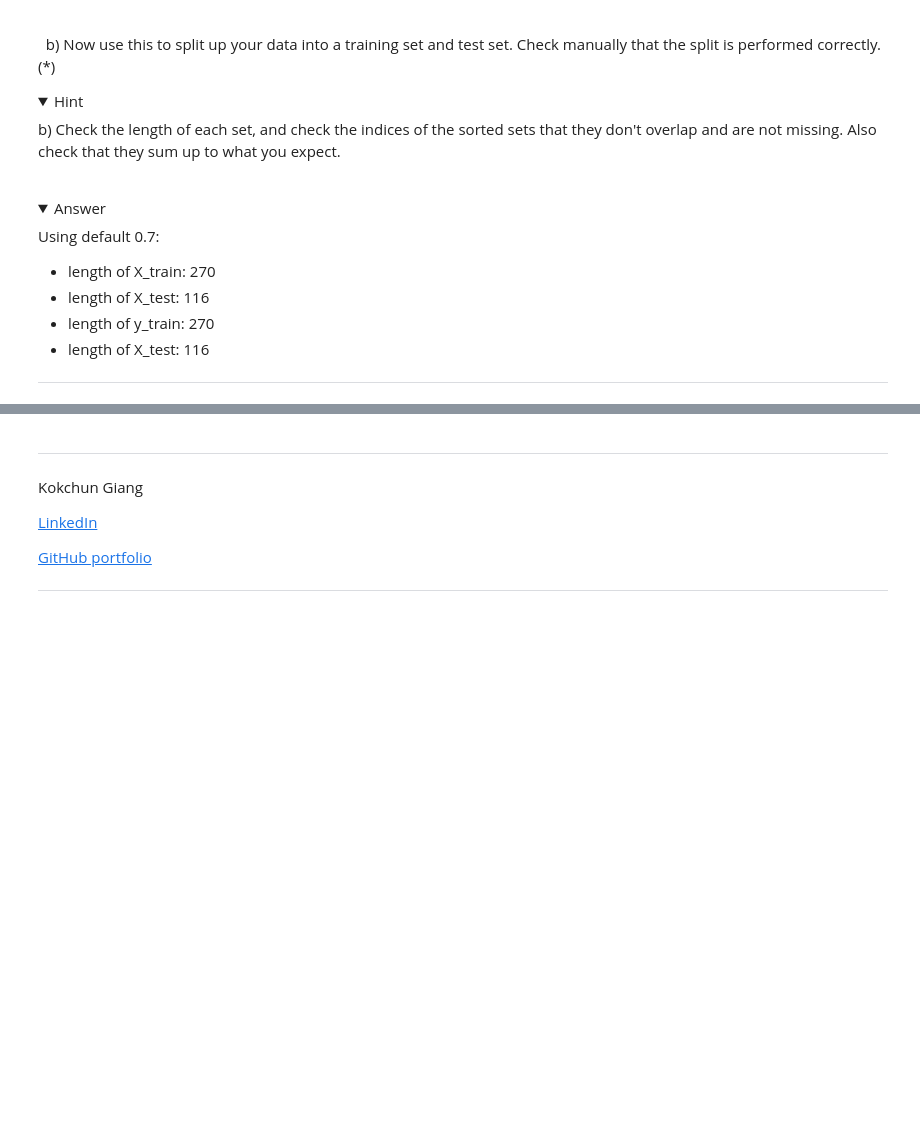
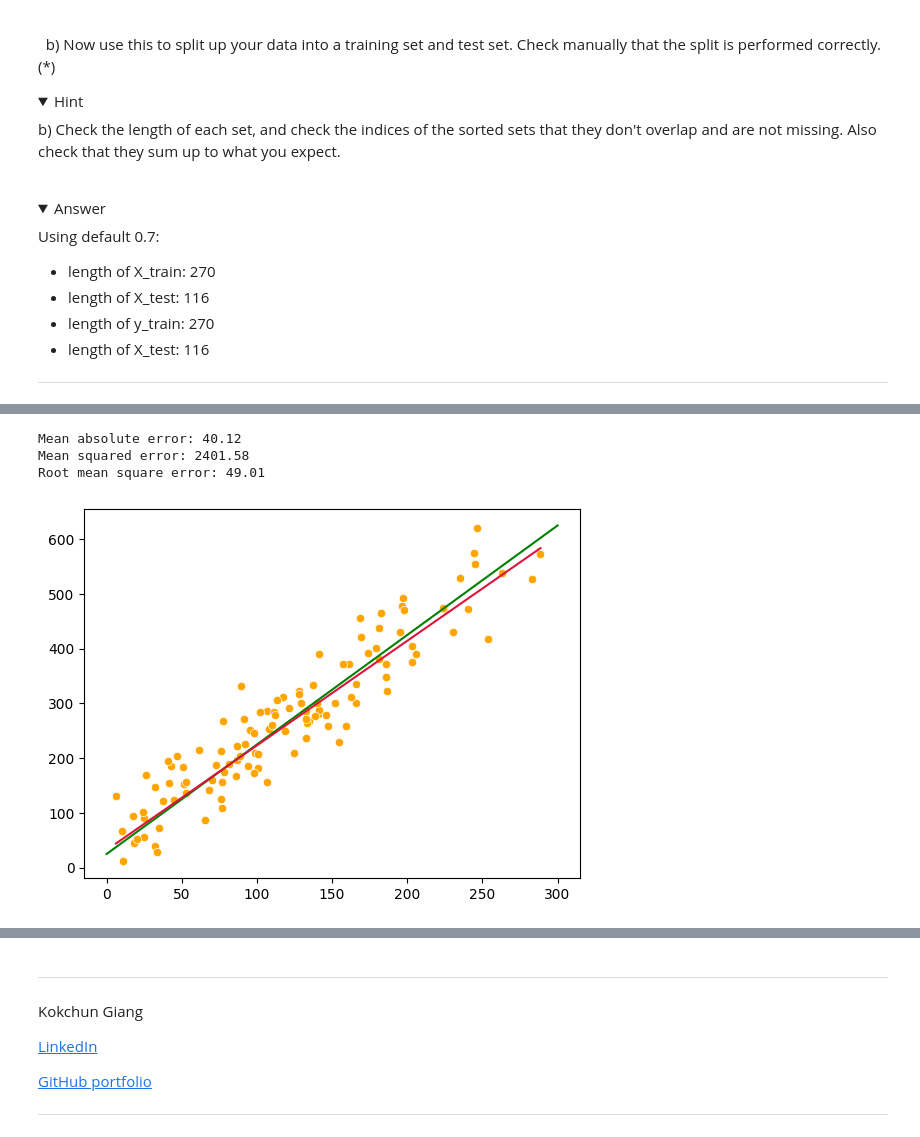
Before and after one commit to AlbotGoodman/machine-learning, a Jupyter notebook: Exercises/E00_linear_regression.ipynb, the cells around one changed output, grey strips where cells are left out. Drawn from its saved outputs; the diff is of its cells as text; code cells hidden in the pictures; folded sections open; blank space fills up the shorter version.

```diff
--- a/Exercises/E00_linear_regression.ipynb
+++ b/Exercises/E00_linear_regression.ipynb
@@ -248,3 +290,29 @@ Root mean squared error on testing data: 48.72 kr
+# %%
+test_line = np.linspace(0, X_test.max())
+
+sns.scatterplot(x=X_test, y=y_test, color="orange")
+sns.lineplot(x=X_truth, y=y_truth, color="green")
+sns.lineplot(x=X_test, y=y_hat(X_test), color="crimson")
+
+m = len(y_test)
+y_pred = y_hat(X_test)
+y_pred = np.reshape(y_pred, (m))  # removes the extra dimension
+
+MAE = 1 / m * np.sum(np.abs(y_test - y_pred))
+MSE = 1 / m * np.sum((y_test - y_pred) ** 2)
+RMSE = np.sqrt(MSE)
+
+for metric in [
+    ("Mean absolute error", "MAE"),
+    ("Mean squared error", "MSE"),
+    ("Root mean square error", "RMSE"),
+]:
+    print(f"{metric[0]}: {eval(metric[1]):.2f}")
+# %% [output]
+Mean absolute error: 40.12
+Mean squared error: 2401.58
+Root mean square error: 49.01
+[figure, added]
 # %% [markdown]
 ## 4. Simulate more explanatory variables (\*)
 
```
Also changed, not shown: parts of 4 cells of this notebook, 1 other file.
